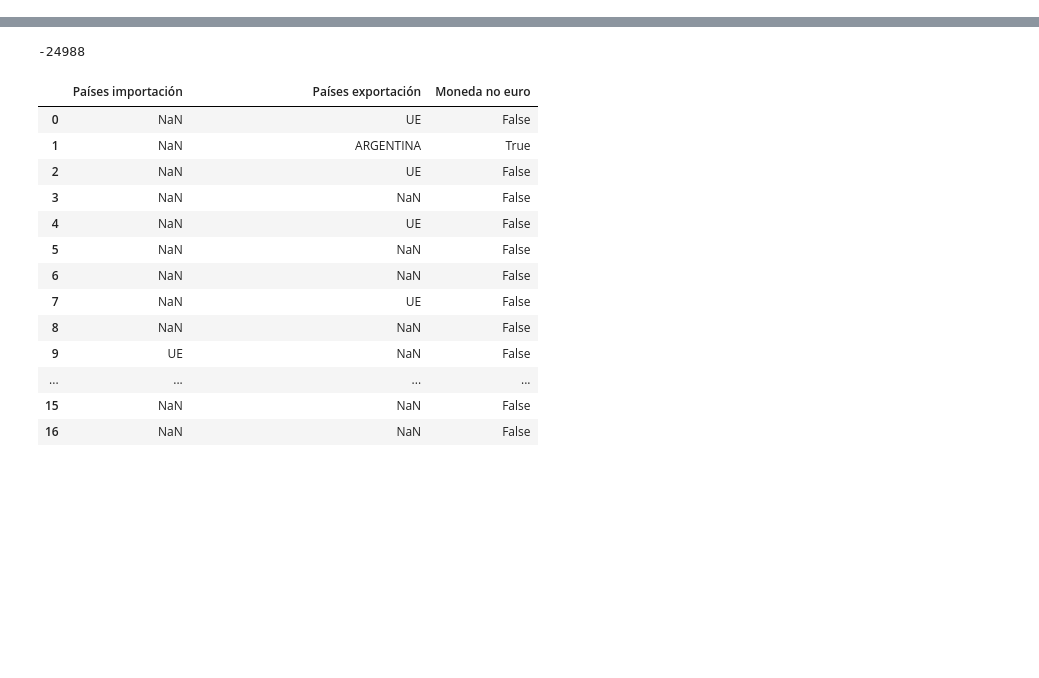
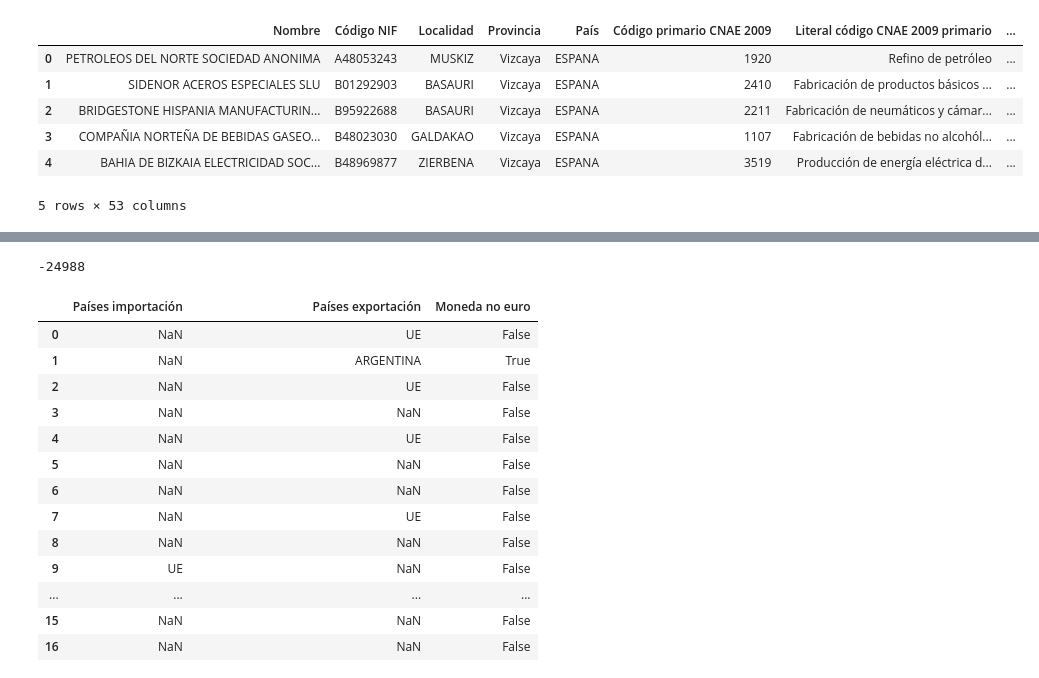
Before and after one commit to Aristondo/Equipo-Naranja, a Jupyter notebook: Reto_Procesamiento.ipynb, the cells around one changed output, grey strips where cells are left out. Saved outputs shown, nothing was run; the diff lists cells and outputs as text; code cells hidden in the pictures; blank space fills up the shorter version.

```diff
--- a/Reto_Procesamiento.ipynb
+++ b/Reto_Procesamiento.ipynb
@@ -421,0 +87,3 @@ df_2020_2022["Moneda no euro"] = moneda
+# %%
+nif_comunes =  set(df_2020['Código NIF'])&set(df_2022['Código NIF'])
+len(nif_comunes)
@@ -421,0 +126,13 @@ df_2020_2022["Moneda no euro"] = moneda
+# %%
+df_2020_comunes =  df_2020[df_2020['Código NIF'].isin(nif_comunes)]
+df_2020_comunes.drop_duplicates(inplace=True)
+df_2020_comunes.reset_index(inplace=True, drop=True)
+df_2020_comunes.head()
+# %% [output]
+|  | Nombre | Código NIF | Localidad | Provincia | País | Código primario CNAE 2009 | Literal código CNAE 2009 primario | ... |
+| 0 | PETROLEOS DEL NORTE SOCIEDAD ANONIMA | A48053243 | MUSKIZ | Vizcaya | ESPANA | 1920 | Refino de petróleo | ... |
+| 1 | SIDENOR ACEROS ESPECIALES SLU | B01292903 | BASAURI | Vizcaya | ESPANA | 2410 | Fabricación de productos básicos ... | ... |
+| 2 | BRIDGESTONE HISPANIA MANUFACTURIN... | B95922688 | BASAURI | Vizcaya | ESPANA | 2211 | Fabricación de neumáticos y cámar... | ... |
+| 3 | COMPAÑIA NORTEÑA DE BEBIDAS GASEO... | B48023030 | GALDAKAO | Vizcaya | ESPANA | 1107 | Fabricación de bebidas no alcohól... | ... |
+| 4 | BAHIA DE BIZKAIA ELECTRICIDAD SOC... | B48969877 | ZIERBENA | Vizcaya | ESPANA | 3519 | Producción de energía eléctrica d... | ... |
+5 rows × 53 columns
```
Also changed, not shown: parts of 86 cells of this notebook.
